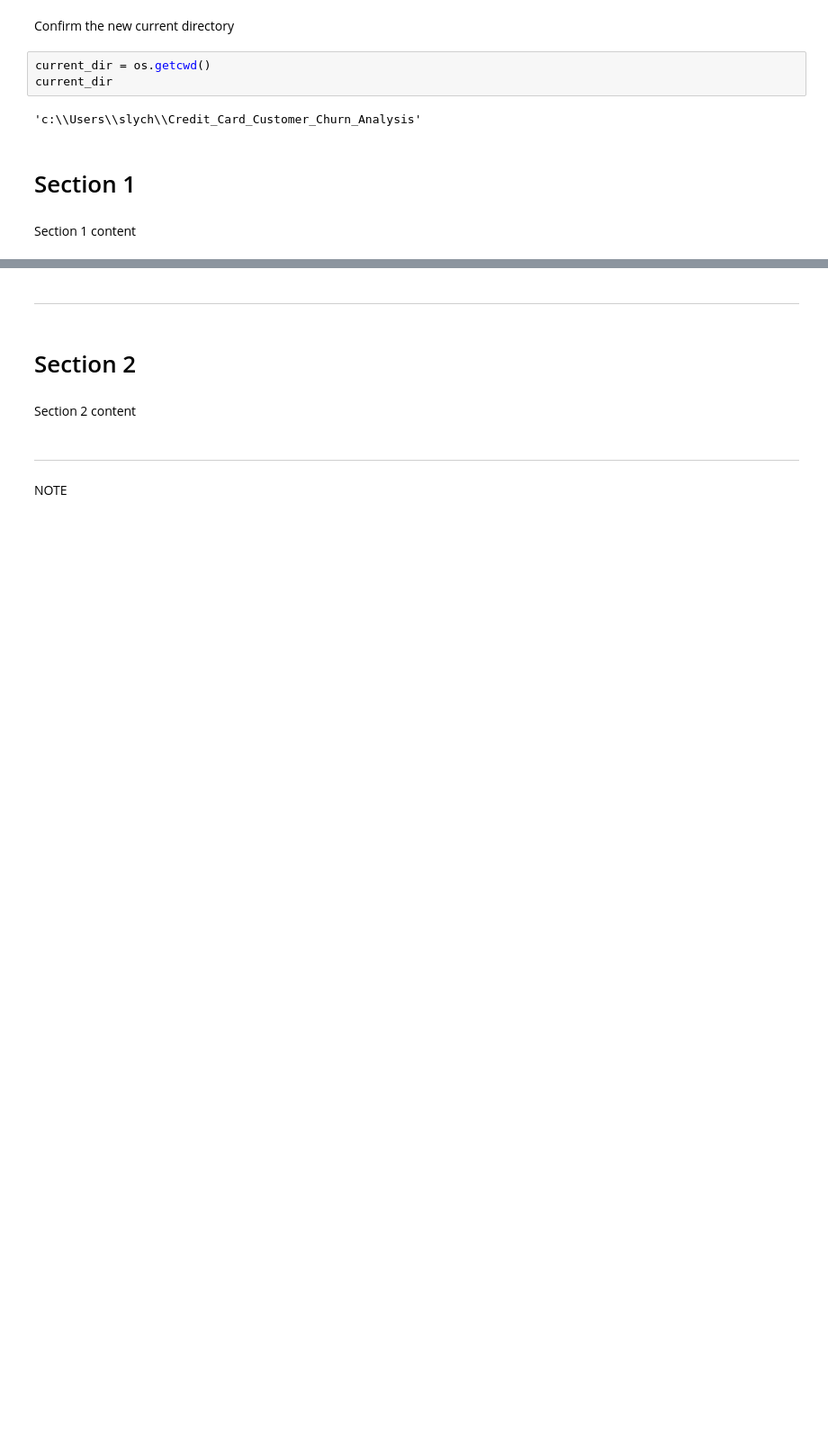
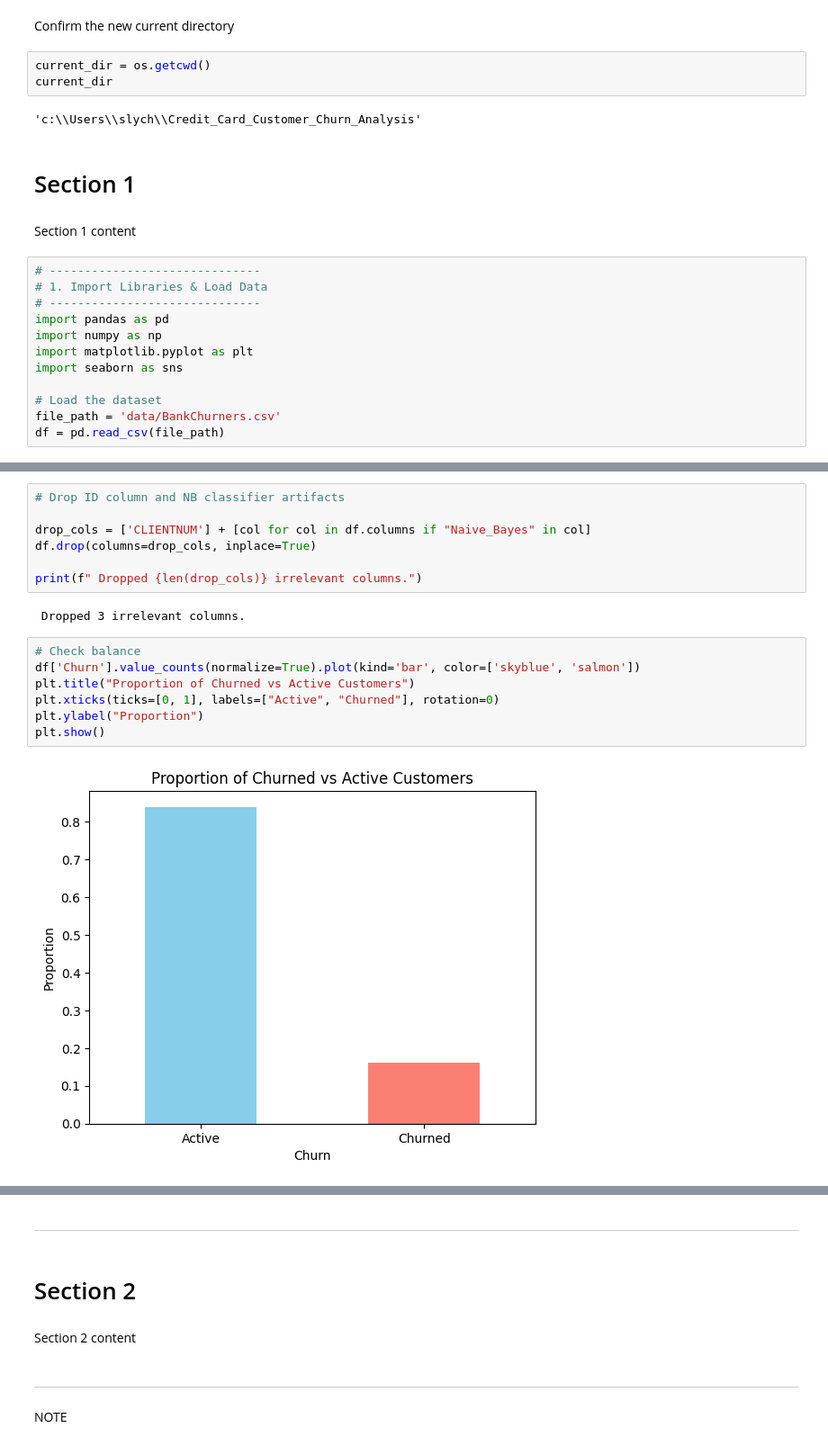
Before and after one commit to Vestibles/Credit_Card_Customer_Churn_Analysis, a Jupyter notebook: jupyter_notebooks/Data CleaningPreprocessing.ipynb, the cells around one changed output, grey strips where cells are left out. Shown at 90% size. Cells and saved outputs as stored; diff of their text form; blank space fills up the shorter version.

```diff
--- a/jupyter_notebooks/Data CleaningPreprocessing.ipynb
+++ b/jupyter_notebooks/Data CleaningPreprocessing.ipynb
@@ -53,3 +53,15 @@ current_dir
 # Section 1
 # %% [markdown]
 Section 1 content
+# %%
+# ------------------------------
+# 1. Import Libraries & Load Data
+# ------------------------------
+import pandas as pd
+import numpy as np
+import matplotlib.pyplot as plt
+import seaborn as sns
+
+# Load the dataset
+file_path = 'data/BankChurners.csv'
+df = pd.read_csv(file_path)
@@ -55,0 +85,18 @@ Section 1 content
+# %%
+# Drop ID column and NB classifier artifacts
+
+drop_cols = ['CLIENTNUM'] + [col for col in df.columns if "Naive_Bayes" in col]
+df.drop(columns=drop_cols, inplace=True)
+
+print(f" Dropped {len(drop_cols)} irrelevant columns.")
+# %% [output]
+ Dropped 3 irrelevant columns.
+# %%
+# Check balance
+df['Churn'].value_counts(normalize=True).plot(kind='bar', color=['skyblue', 'salmon'])
+plt.title("Proportion of Churned vs Active Customers")
+plt.xticks(ticks=[0, 1], labels=["Active", "Churned"], rotation=0)
+plt.ylabel("Proportion")
+plt.show()
+# %% [output]
+[figure, added]
```
Also changed, not shown: parts of 4 cells of this notebook.
